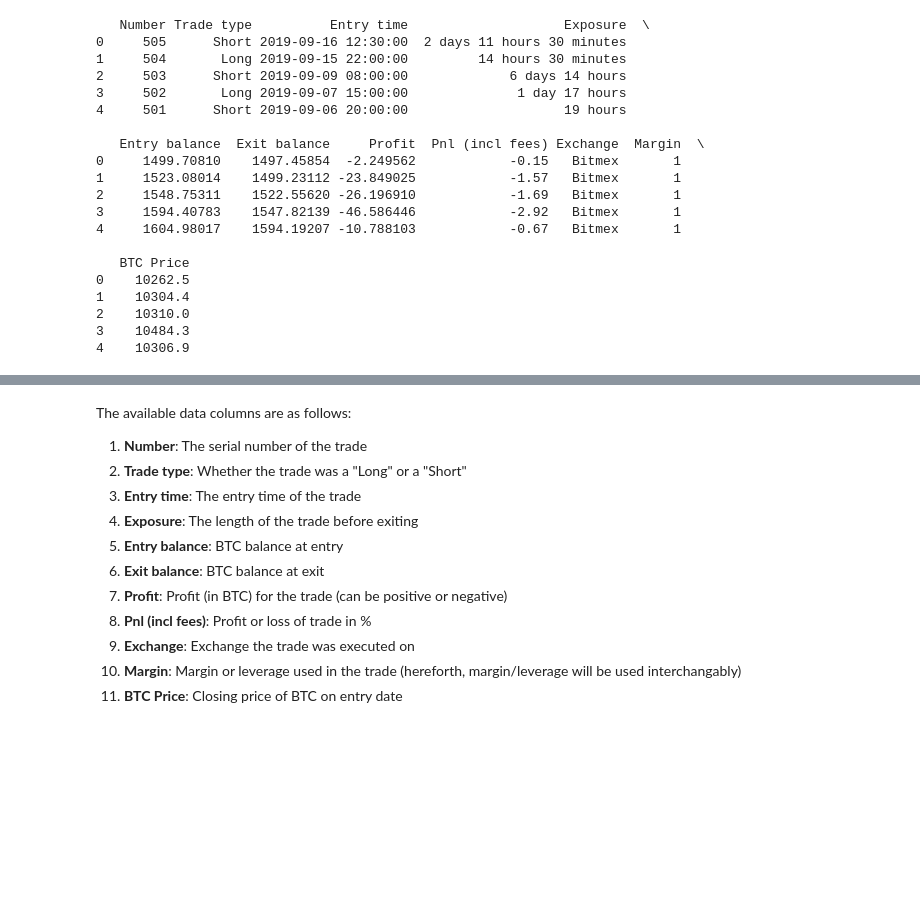
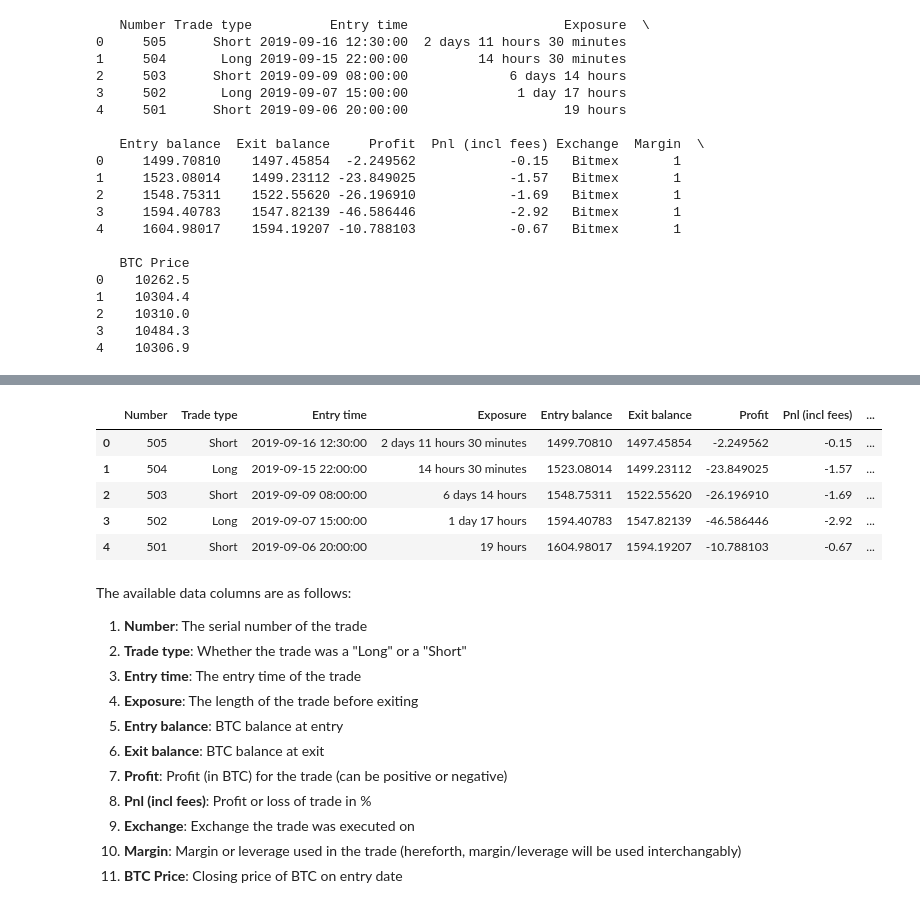
Before and after one commit to davasquez/ds4aExCase4, a Jupyter notebook: extended_case_4_student.ipynb, the cells around one changed output, grey strips where cells are left out. Saved outputs shown, nothing was run; the diff lists cells and outputs as text; code cells hidden in the pictures; blank space fills up the shorter version.

```diff
--- a/extended_case_4_student.ipynb
+++ b/extended_case_4_student.ipynb
@@ -43,3 +55,12 @@ print(df.head(5))
+# %%
+df.head()
+# %% [output]
+|  | Number | Trade type | Entry time | Exposure | Entry balance | Exit balance | Profit | Pnl (incl fees) | ... |
+| 0 | 505 | Short | 2019-09-16 12:30:00 | 2 days 11 hours 30 minutes | 1499.70810 | 1497.45854 | -2.249562 | -0.15 | ... |
+| 1 | 504 | Long | 2019-09-15 22:00:00 | 14 hours 30 minutes | 1523.08014 | 1499.23112 | -23.849025 | -1.57 | ... |
+| 2 | 503 | Short | 2019-09-09 08:00:00 | 6 days 14 hours | 1548.75311 | 1522.55620 | -26.196910 | -1.69 | ... |
+| 3 | 502 | Long | 2019-09-07 15:00:00 | 1 day 17 hours | 1594.40783 | 1547.82139 | -46.586446 | -2.92 | ... |
+| 4 | 501 | Short | 2019-09-06 20:00:00 | 19 hours | 1604.98017 | 1594.19207 | -10.788103 | -0.67 | ... |
 # %% [markdown]
 The available data columns are as follows:
 
```
Also changed, not shown: parts of 3 cells of this notebook, 1 other file.
